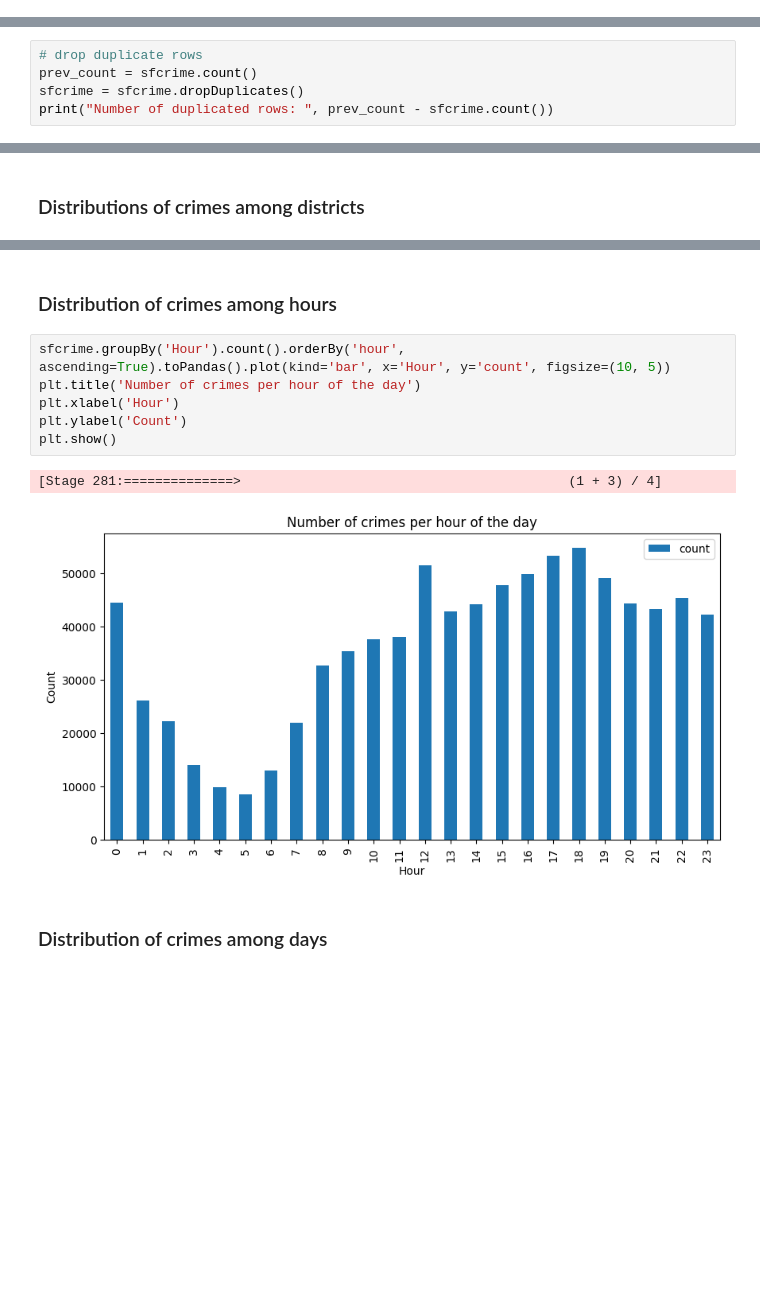
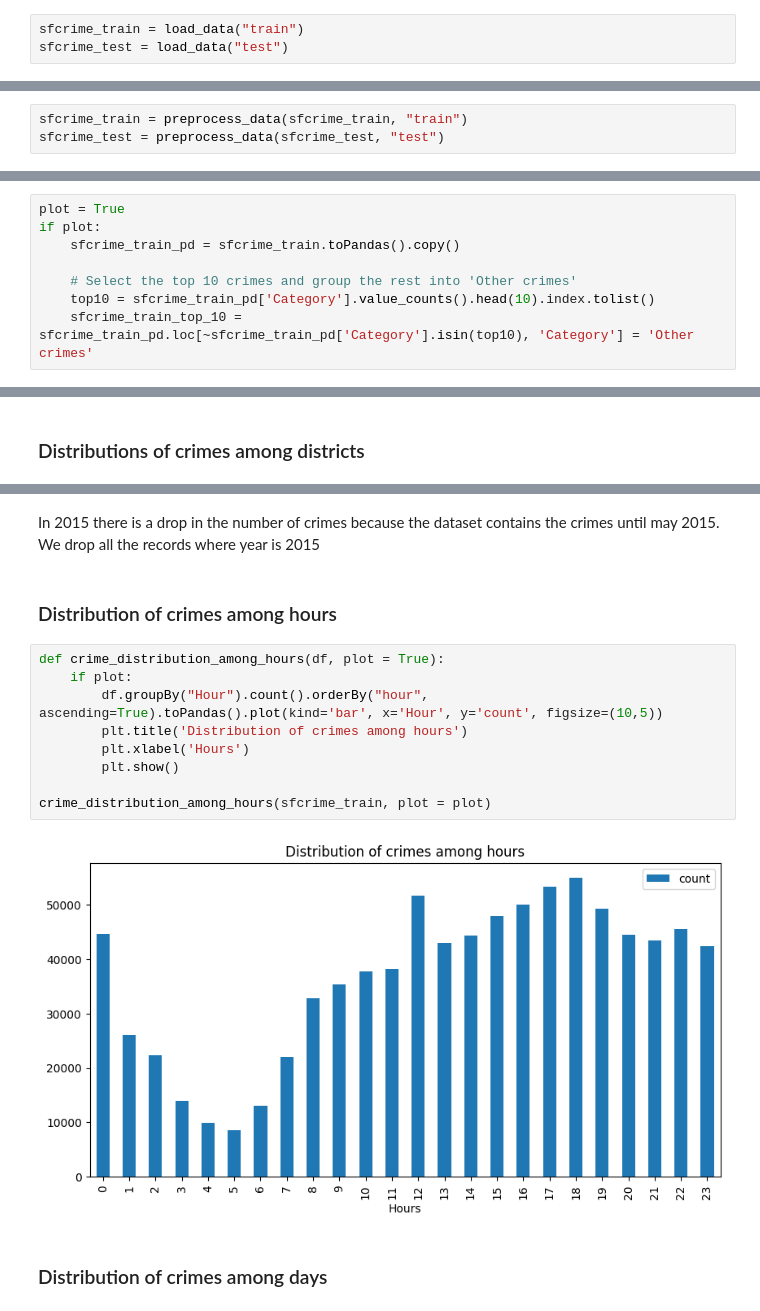
Before and after one commit to giorgiapavani/BDA, a Jupyter notebook: sf-crime-12dic.ipynb, the cells around one changed output, grey strips where cells are left out. Cells and saved outputs as stored; diff of their text form; blank space fills up the shorter version.

```diff
--- a/sf-crime-12dic.ipynb
+++ b/sf-crime-12dic.ipynb
@@ -16 +29,4 @@ from pyspark.sql.functions import *
+# %%
+sfcrime_train = load_data("train")
+sfcrime_test = load_data("test")
 # %%
@@ -73,5 +75,0 @@ sfcrime = sfcrime.drop("Dates")
-# %%
-# drop duplicate rows
-prev_count = sfcrime.count()
-sfcrime = sfcrime.dropDuplicates()
-print("Number of duplicated rows: ", prev_count - sfcrime.count())
@@ -92,0 +110,3 @@ Total number of records: 872369
+# %%
+sfcrime_train = preprocess_data(sfcrime_train, "train")
+sfcrime_test = preprocess_data(sfcrime_test, "test")
@@ -205,6 +221,14 @@ Total number of records:  872302
 #TODO: fare prodotto?
 # %% [markdown]
 ## Dataset inspection
+# %%
+plot = True
+if plot:
+    sfcrime_train_pd = sfcrime_train.toPandas().copy()
+
+    # Select the top 10 crimes and group the rest into 'Other crimes'
+    top10 = sfcrime_train_pd['Category'].value_counts().head(10).index.tolist()
+    sfcrime_train_top_10 = sfcrime_train_pd.loc[~sfcrime_train_pd['Category'].isin(top10), 'Category'] = 'Other crimes'
 # %% [markdown]
 ### Distribution of crimes
 # %%
@@ -245,13 +279,17 @@ sfcrime_copy_top_10.groupby(['PdDistrict','Category'])\
+# %% [markdown]
+In 2015 there is a drop in the number of crimes because the dataset contains the crimes until may 2015. We drop all the records where year is 2015
 # %% [markdown]
 ### Distribution of crimes among hours
 # %%
-sfcrime.groupBy('Hour').count().orderBy('hour', ascending=True).toPandas().plot(kind='bar', x='Hour', y='count', figsize=(10, 5))
-plt.title('Number of crimes per hour of the day')
-plt.xlabel('Hour')
-plt.ylabel('Count')
-plt.show()
+def crime_distribution_among_hours(df, plot = True):
+    if plot:
+        df.groupBy("Hour").count().orderBy("hour", ascending=True).toPandas().plot(kind='bar', x='Hour', y='count', figsize=(10,5))
+        plt.title('Distribution of crimes among hours')
+        plt.xlabel('Hours')
+        plt.show()
+
+crime_distribution_among_hours(sfcrime_train, plot = plot)
 # %% [output]
-[Stage 281:==============>                                          (1 + 3) / 4]
-[figure, old version]
+[figure, new version]
 # %% [markdown]
 ### Distribution of crimes among days
```
Also changed, not shown: parts of 72 cells of this notebook.
